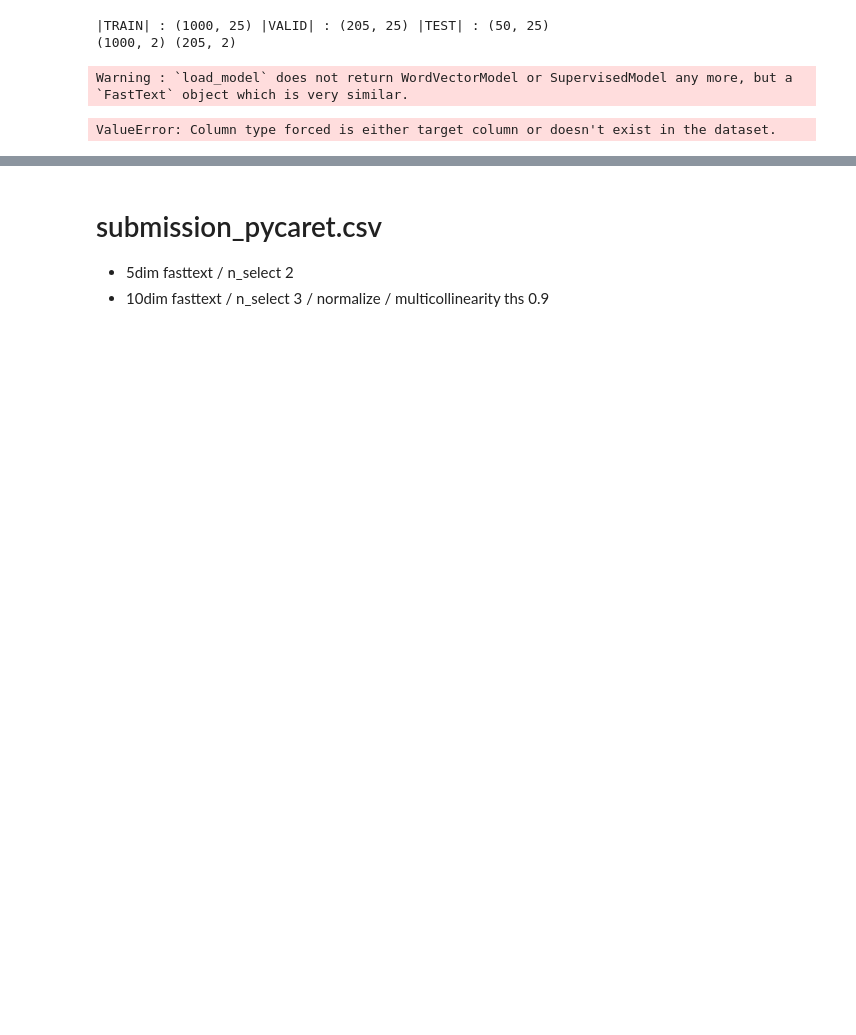
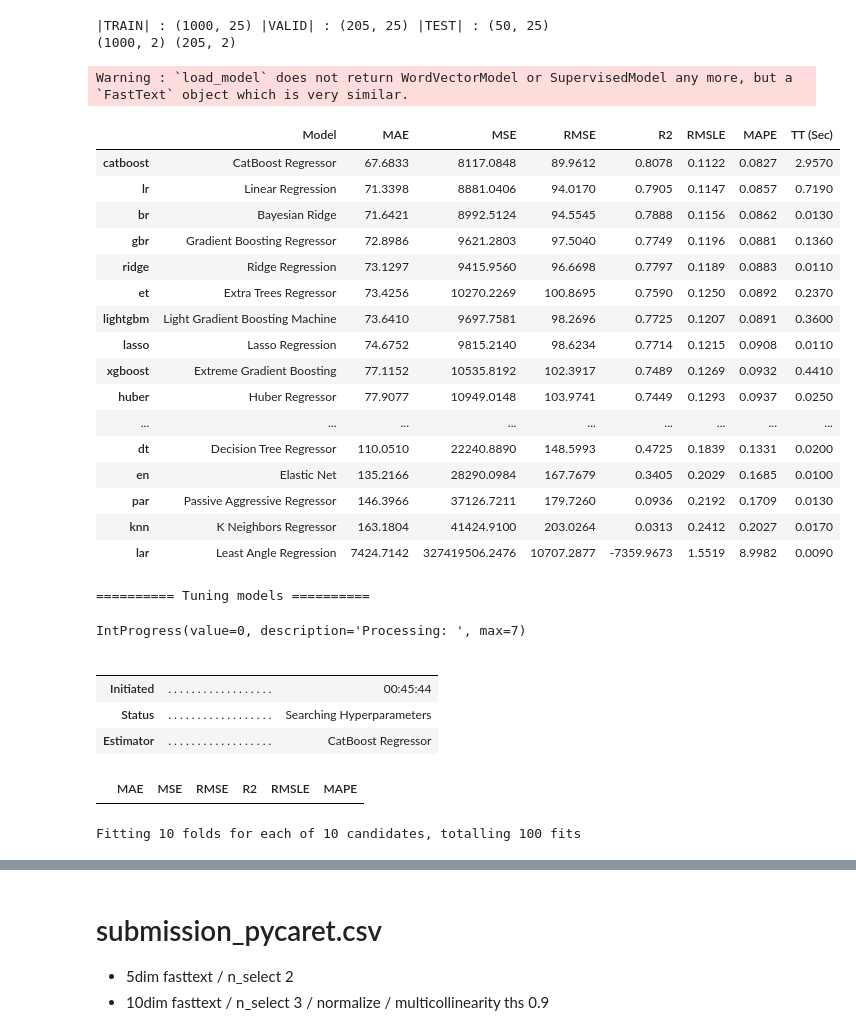
Before and after one commit to hanakim120/LH_food_supply, a Jupyter notebook: pycaret-Copy1.ipynb, the cells around one changed output, grey strips where cells are left out. Drawn from its saved outputs; the diff is of its cells as text; code cells hidden in the pictures; blank space fills up the shorter version.

```diff
--- a/pycaret-Copy1.ipynb
+++ b/pycaret-Copy1.ipynb
@@ -439,8 +445,8 @@ config = {'temp':True,
          }
 config = Namespace(**config)
 train_df, valid_df, test_df, train_y, valid_y, sample = get_data(config)
-train_df = pd.concat([train_df.reset_index(drop=True), train_y.reset_index(drop=True)], axis=0)
-valid_df = pd.concat([valid_df.reset_index(drop=True), valid_y.reset_index(drop=True)], axis=0)
+train_df = pd.concat([train_df.reset_index(drop=True), train_y.reset_index(drop=True)], axis=1)
+valid_df = pd.concat([valid_df.reset_index(drop=True), valid_y.reset_index(drop=True)], axis=1)
 # %% [output]
 |TRAIN| : (1000, 25) |VALID| : (205, 25) |TEST| : (50, 25)
 (1000, 2) (205, 2)
@@ -449,8 +455,9 @@ Warning : `load_model` does not return WordVectorModel or SupervisedModel any mo
 from pycaret.regression import *
 
 FOLD = 10
+cat_columns = ['요일', 'month', 'week']
 reg = setup(data=train_df.drop(columns=['석식계']), target='중식계', test_data=valid_df.drop(columns=['석식계']),
-            categorical_features=[0, 7, 8, 9, 12, 13, 14, 15], fold=FOLD)
+            categorical_features=cat_columns, fold=FOLD)
 
 print('=' * 10, 'Comparing models...', '=' * 10)
 best5 = compare_models(fold=FOLD, sort='mae', n_select=5)
@@ -467,31 +474,56 @@ blend_best5 = blend_models(estimator_list=tuned_best5, fold=FOLD, optimize='mae'
 print('=' * 10, 'Finalizing...', '=' * 10)
 pred = predict_model(blend_best5)
 final_model = finalize_model(blend_best5)
 pred = predict_model(final_model, data=test_df)
 print('=' * 10, 'Completed!', '=' * 10)
 sample['중식계'] = pred.Label.values
 
 
 reg = setup(data=train_df.drop(columns=['중식계']), target='석식계', test_data=valid_df.drop(columns=['중식계']),
             categorical_features=[0, 7, 8, 9, 12, 13, 14, 15], fold=FOLD)
 
 print('=' * 10, 'Comparing models...', '=' * 10)
 best5 = compare_models(fold=FOLD, sort='mae', n_select=5)
 
 print('=' * 10, 'Tuning models', '=' * 10)
 tuned_best5 = [tune_model(i, optimize='mae',
                           early_stopping=True,
                           early_stopping_max_iters=100,
                           choose_better=True) for i in best5]
 print('=' * 10, 'Blending...', '=' * 10)
 blend_best5 = blend_models(estimator_list=tuned_best5, fold=FOLD, optimize='mae',
                            choose_better=True)
 
 print('=' * 10, 'Finalizing...', '=' * 10)
 pred = predict_model(blend_best5)
 final_model = finalize_model(blend_best5)
 pred = predict_model(final_model, data=test_df)
 print('=' * 10, 'Completed!', '=' * 10)
 sample['석식계'] = pred.Label.values
 # %% [output]
+|  | Model | MAE | MSE | RMSE | R2 | RMSLE | MAPE | TT (Sec) |
+| catboost | CatBoost Regressor | 67.6833 | 8117.0848 | 89.9612 | 0.8078 | 0.1122 | 0.0827 | 2.9570 |
+| lr | Linear Regression | 71.3398 | 8881.0406 | 94.0170 | 0.7905 | 0.1147 | 0.0857 | 0.7190 |
+| br | Bayesian Ridge | 71.6421 | 8992.5124 | 94.5545 | 0.7888 | 0.1156 | 0.0862 | 0.0130 |
+| gbr | Gradient Boosting Regressor | 72.8986 | 9621.2803 | 97.5040 | 0.7749 | 0.1196 | 0.0881 | 0.1360 |
+| ridge | Ridge Regression | 73.1297 | 9415.9560 | 96.6698 | 0.7797 | 0.1189 | 0.0883 | 0.0110 |
+| et | Extra Trees Regressor | 73.4256 | 10270.2269 | 100.8695 | 0.7590 | 0.1250 | 0.0892 | 0.2370 |
+| lightgbm | Light Gradient Boosting Machine | 73.6410 | 9697.7581 | 98.2696 | 0.7725 | 0.1207 | 0.0891 | 0.3600 |
+| lasso | Lasso Regression | 74.6752 | 9815.2140 | 98.6234 | 0.7714 | 0.1215 | 0.0908 | 0.0110 |
+| xgboost | Extreme Gradient Boosting | 77.1152 | 10535.8192 | 102.3917 | 0.7489 | 0.1269 | 0.0932 | 0.4410 |
+| huber | Huber Regressor | 77.9077 | 10949.0148 | 103.9741 | 0.7449 | 0.1293 | 0.0937 | 0.0250 |
+| ... | ... | ... | ... | ... | ... | ... | ... | ... |
+| dt | Decision Tree Regressor | 110.0510 | 22240.8890 | 148.5993 | 0.4725 | 0.1839 | 0.1331 | 0.0200 |
+| en | Elastic Net | 135.2166 | 28290.0984 | 167.7679 | 0.3405 | 0.2029 | 0.1685 | 0.0100 |
+| par | Passive Aggressive Regressor | 146.3966 | 37126.7211 | 179.7260 | 0.0936 | 0.2192 | 0.1709 | 0.0130 |
+| knn | K Neighbors Regressor | 163.1804 | 41424.9100 | 203.0264 | 0.0313 | 0.2412 | 0.2027 | 0.0170 |
+| lar | Least Angle Regression | 7424.7142 | 327419506.2476 | 10707.2877 | -7359.9673 | 1.5519 | 8.9982 | 0.0090 |
-ValueError: Column type forced is either target column or doesn't exist in the dataset.
+========== Tuning models ==========
+IntProgress(value=0, description='Processing: ', max=7)
+|  |  |  |
+|  |  |  |
+| Initiated | . . . . . . . . . . . . . . . . . . | 00:45:44 |
+| Status | . . . . . . . . . . . . . . . . . . | Searching Hyperparameters |
+| Estimator | . . . . . . . . . . . . . . . . . . | CatBoost Regressor |
+|  | MAE | MSE | RMSE | R2 | RMSLE | MAPE |
+Fitting 10 folds for each of 10 candidates, totalling 100 fits
```
Also changed, not shown: parts of 2 cells of this notebook, 12 other files.
